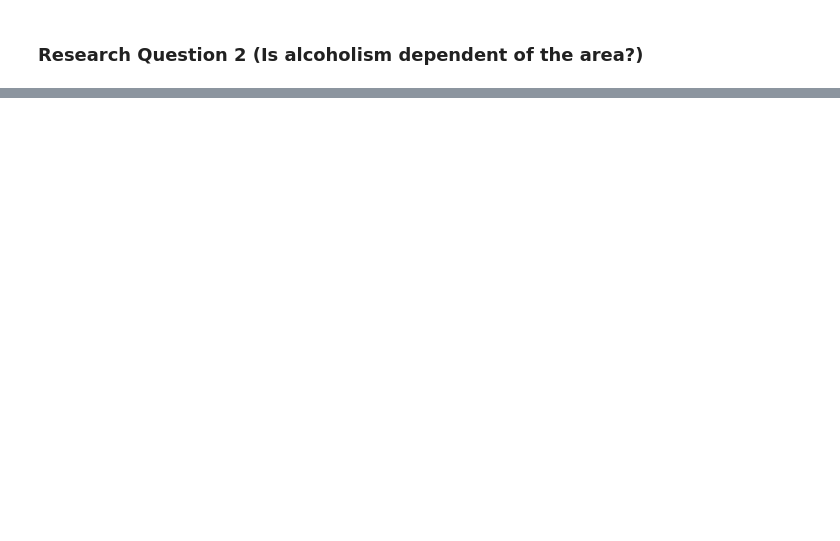
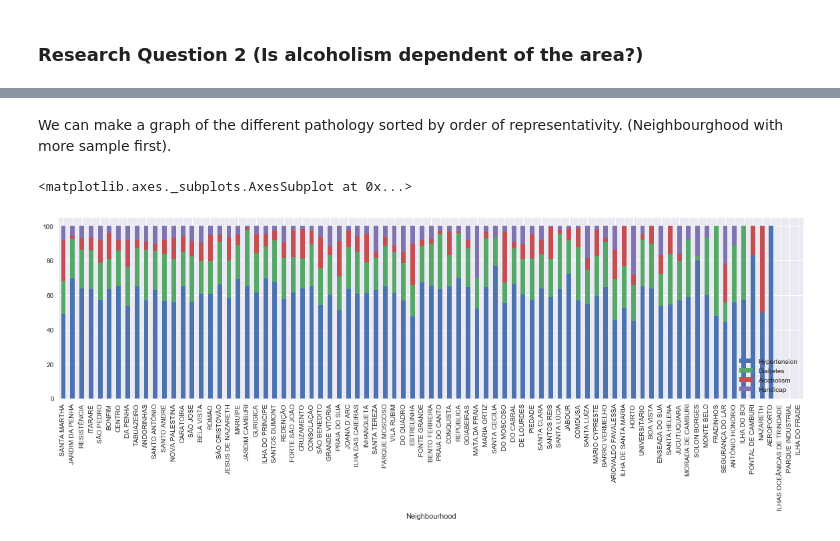
Before and after one commit to Hansastro/Nanodregree_Data_Analyst, a Jupyter notebook: Chapter3/investigate-a-dataset.ipynb, the cells around one changed output, grey strips where cells are left out. Saved outputs shown, nothing was run; the diff lists cells and outputs as text; code cells hidden in the pictures; blank space fills up the shorter version.

```diff
--- a/Chapter3/investigate-a-dataset.ipynb
+++ b/Chapter3/investigate-a-dataset.ipynb
@@ -563,0 +571,18 @@ no_showPerPatient.max()
+# %%
+pathologyPerNeighbourhood = noshowapp_df.groupby('Neighbourhood')['Hypertension', 'Diabetes', 'Alcoholism', 'Handicap'].sum()
+# %%
+# Make the sum of each lines
+pathologyPerNeighbourhood['Sum'] = pathologyPerNeighbourhood.sum(axis=1)
+# %%
+for col in ['Hypertension', 'Diabetes', 'Alcoholism', 'Handicap']:
+    pathologyPerNeighbourhood[col] = pathologyPerNeighbourhood[col] / pathologyPerNeighbourhood['Sum'] *100
+pathologyPerNeighbourhood.sort_values(by='Sum', ascending=False, inplace=True)
+# %% [markdown]
+We can make a graph of the different pathology sorted by order of representativity. (Neighbourghood with more sample first).
+# %%
+pathologyPerNeighbourhood.drop('Sum', axis=1, inplace=True)
+plt.rcParams['figure.figsize'] = 20, 5
+pathologyPerNeighbourhood.plot.bar(stacked=True)
+# %% [output]
+<matplotlib.axes._subplots.AxesSubplot at 0x...>
+[figure, added]
```
Also changed, not shown: parts of 15 cells of this notebook, 1 other file.
